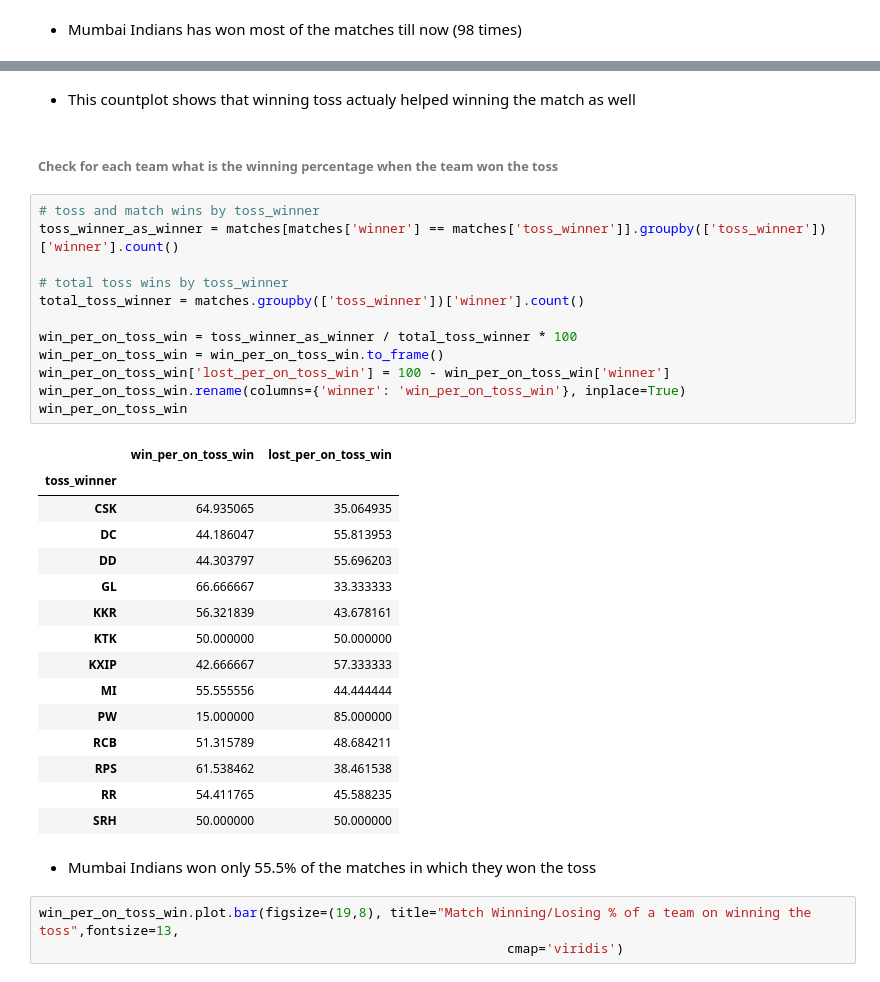
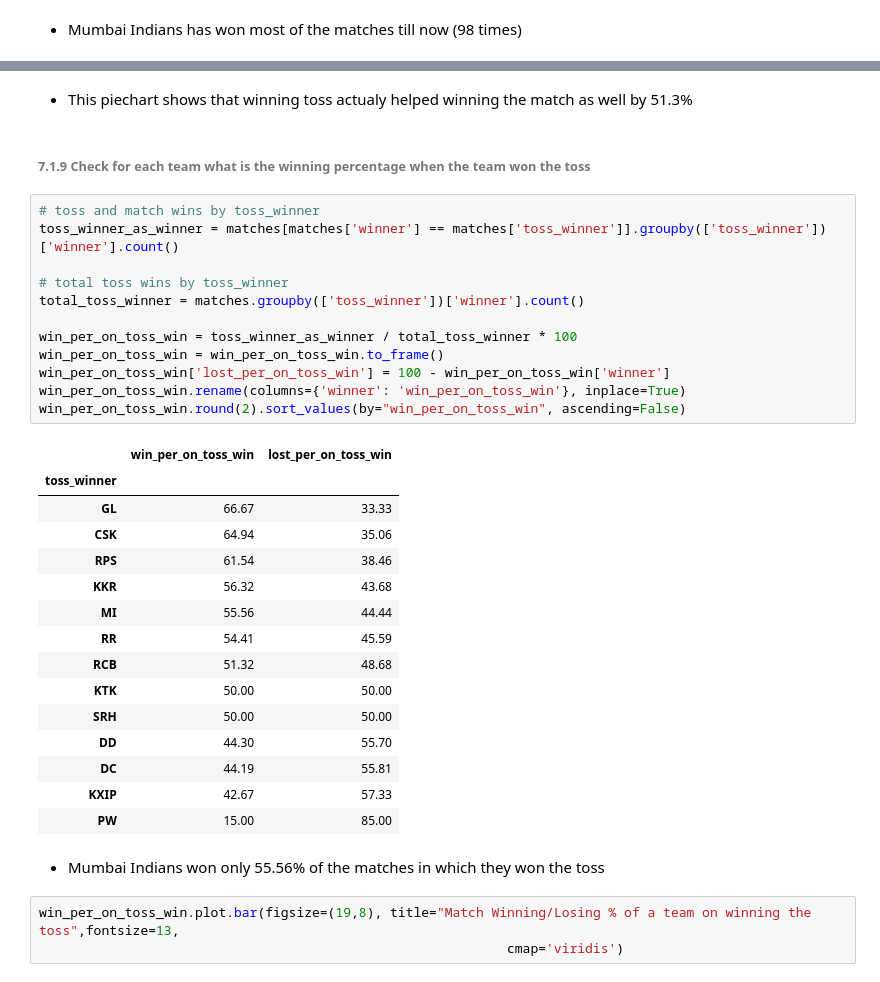
Before and after one commit to ravijagtap/datascience, a Jupyter notebook: IPL_DATA_ANALYSIS/Analysis on IPL Data.ipynb, the cells around one changed output, grey strips where cells are left out. Saved outputs shown, nothing was run; the diff lists cells and outputs as text.

```diff
--- a/IPL_DATA_ANALYSIS/Analysis on IPL Data.ipynb
+++ b/IPL_DATA_ANALYSIS/Analysis on IPL Data.ipynb
@@ -660,37 +563,37 @@ plt.show()
 # %% [markdown]
-- This countplot shows that winning toss actualy helped winning the match as well
+- This piechart shows that winning toss actualy helped winning the match as well by 51.3%
 # %% [markdown]
-###### Check for each team what is the winning percentage when the team won the toss
+###### 7.1.9 Check for each team what is the winning percentage when the team won the toss
 # %%
 # toss and match wins by toss_winner
 toss_winner_as_winner = matches[matches['winner'] == matches['toss_winner']].groupby(['toss_winner'])['winner'].count()
 
 # total toss wins by toss_winner
 total_toss_winner = matches.groupby(['toss_winner'])['winner'].count()
 
 win_per_on_toss_win = toss_winner_as_winner / total_toss_winner * 100
 win_per_on_toss_win = win_per_on_toss_win.to_frame()
 win_per_on_toss_win['lost_per_on_toss_win'] = 100 - win_per_on_toss_win['winner']
 win_per_on_toss_win.rename(columns={'winner': 'win_per_on_toss_win'}, inplace=True)
-win_per_on_toss_win
+win_per_on_toss_win.round(2).sort_values(by="win_per_on_toss_win", ascending=False)
 # %% [output]
 |  | win_per_on_toss_win | lost_per_on_toss_win |
 | toss_winner |  |  |
-| CSK | 64.935065 | 35.064935 |
-| DC | 44.186047 | 55.813953 |
-| DD | 44.303797 | 55.696203 |
-| GL | 66.666667 | 33.333333 |
-| KKR | 56.321839 | 43.678161 |
-| KTK | 50.000000 | 50.000000 |
-| KXIP | 42.666667 | 57.333333 |
-| MI | 55.555556 | 44.444444 |
-| PW | 15.000000 | 85.000000 |
-| RCB | 51.315789 | 48.684211 |
-| RPS | 61.538462 | 38.461538 |
-| RR | 54.411765 | 45.588235 |
-| SRH | 50.000000 | 50.000000 |
+| GL | 66.67 | 33.33 |
+| CSK | 64.94 | 35.06 |
+| RPS | 61.54 | 38.46 |
+| KKR | 56.32 | 43.68 |
+| MI | 55.56 | 44.44 |
+| RR | 54.41 | 45.59 |
+| RCB | 51.32 | 48.68 |
+| KTK | 50.00 | 50.00 |
+| SRH | 50.00 | 50.00 |
+| DD | 44.30 | 55.70 |
+| DC | 44.19 | 55.81 |
+| KXIP | 42.67 | 57.33 |
+| PW | 15.00 | 85.00 |
 # %% [markdown]
-- Mumbai Indians won only 55.5% of the matches in which they won the toss
+- Mumbai Indians won only 55.56% of the matches in which they won the toss
 # %%
 win_per_on_toss_win.plot.bar(figsize=(19,8), title="Match Winning/Losing % of a team on winning the toss",fontsize=13,
                                                             cmap='viridis')
```
Also changed, not shown: parts of 151 cells of this notebook.
